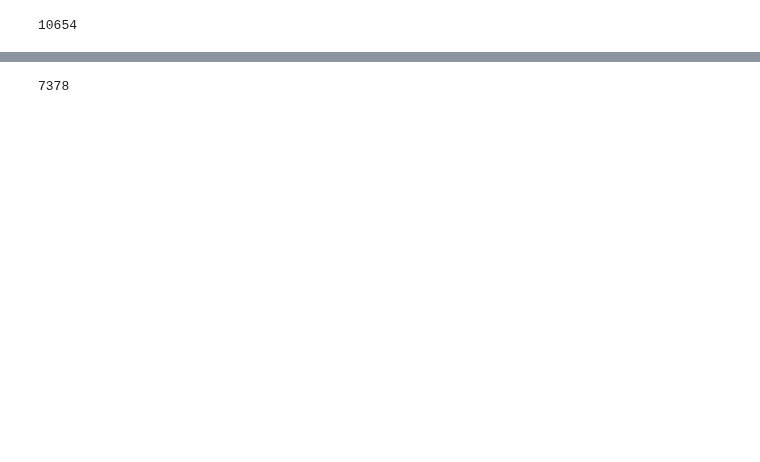
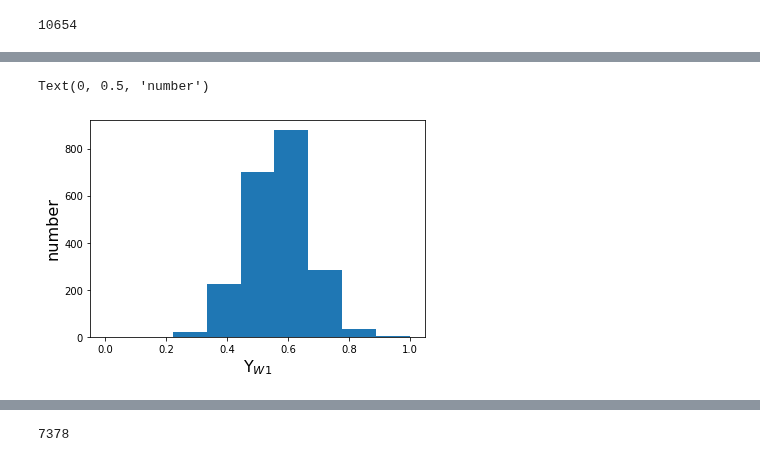
Before and after one commit to ekourkchi/test_TFRcatal, a Jupyter notebook: Stellar_mass.ipynb, the cells around one changed output, grey strips where cells are left out. Drawn from its saved outputs; the diff is of its cells as text; code cells hidden in the pictures; blank space fills up the shorter version.

```diff
--- a/Stellar_mass.ipynb
+++ b/Stellar_mass.ipynb
@@ -87,6 +87,8 @@ df['gz'] = df['g***'] - df['z***']
 df['rz'] = df['r***'] - df['z***']
 df['ri'] = df['r***'] - df['i***']
 
+df['w12'] = df['w1***'] - df['w2***']
+
 print(df.columns)
 print(len(df))
 
@@ -190,2 +192,16 @@ seconds 25.33
 <matplotlib.legend.Legend at 0x...>
 [figure]
+# %%
+dff = df[(df.Qs>2)&(df.Qw>2)&(df.logMs<10)].dropna()
+
+Ups = 1.15 + 0.7*dff.gi.values - 0.4*dff['Mi_75'] - 0.4*5.91 + 0.4*df['M1_75']
+Ups = -Ups
+
+bins = np.linspace(0,1,10)
+
+plt.hist(Ups, bins=bins)
+plt.xlabel(r"$\Upsilon_{W1}$", fontsize=16)
+plt.ylabel("number", fontsize=16)
+# %% [output]
+Text(0, 0.5, 'number')
+[figure, added]
```
Also changed, not shown: parts of 13 cells of this notebook, 5 other files.
